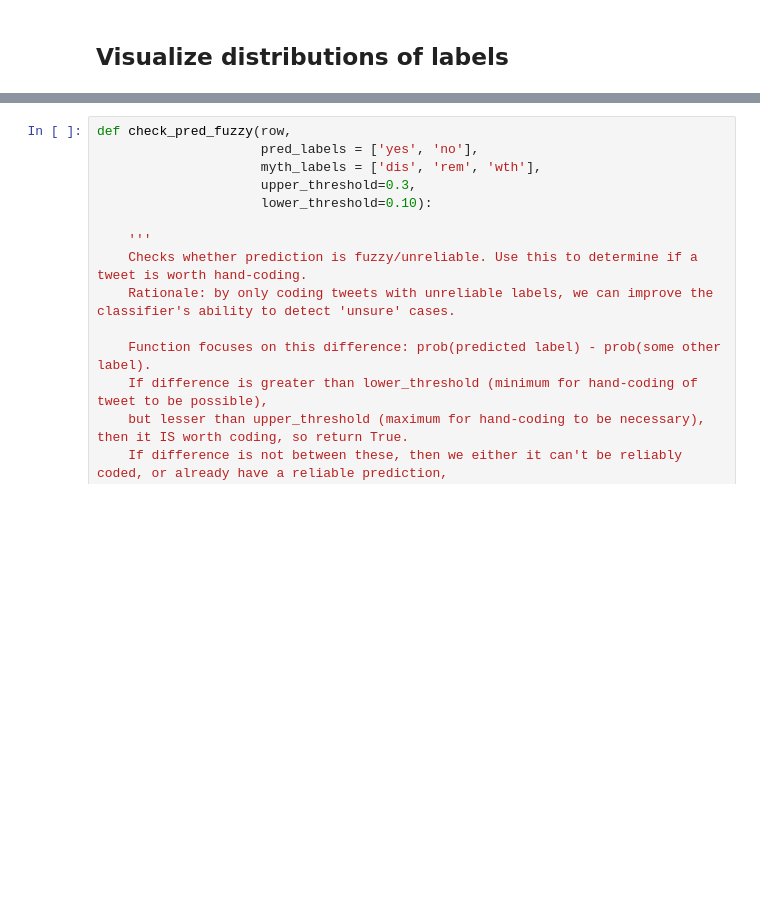
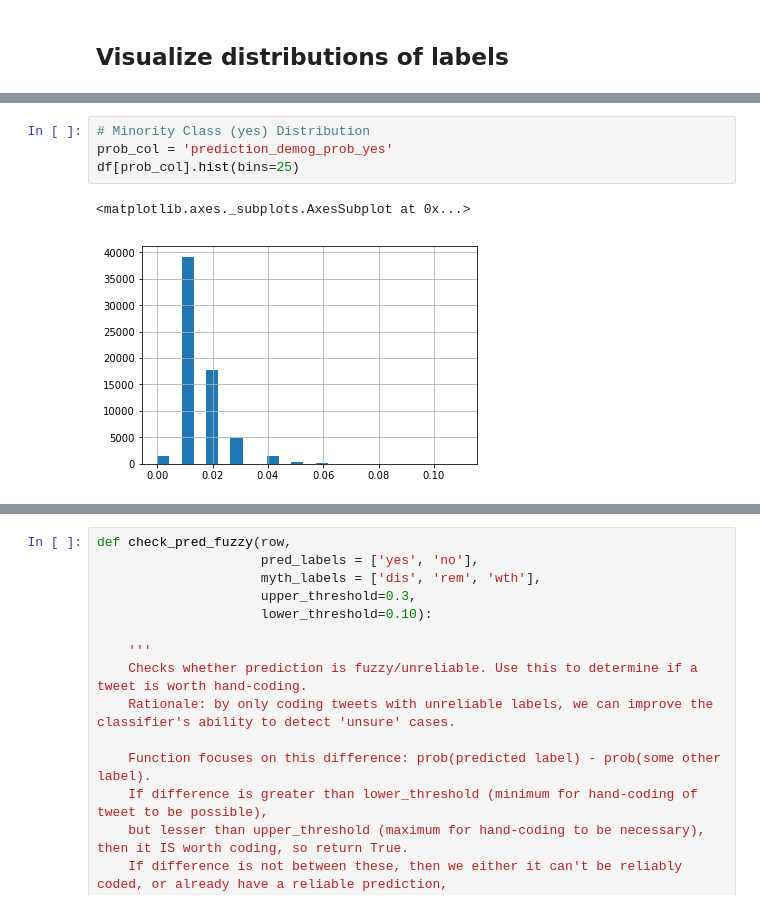
Before and after one commit to h2researchgroup/classification, a Jupyter notebook: modeling/sample_articles_with_models.ipynb, the cells around one changed output, grey strips where cells are left out. Saved outputs shown, nothing was run; the diff lists cells and outputs as text; blank space fills up the shorter version.

```diff
--- a/modeling/sample_articles_with_models.ipynb
+++ b/modeling/sample_articles_with_models.ipynb
@@ -617,0 +232,7 @@ Number of minority cases selected for each myth:
+# %%
+# Minority Class (yes) Distribution
+prob_col = 'prediction_demog_prob_yes'
+df[prob_col].hist(bins=25)
+# %% [output]
+<matplotlib.axes._subplots.AxesSubplot at 0x...>
+[figure, added]
```
Also changed, not shown: parts of 61 cells of this notebook.
